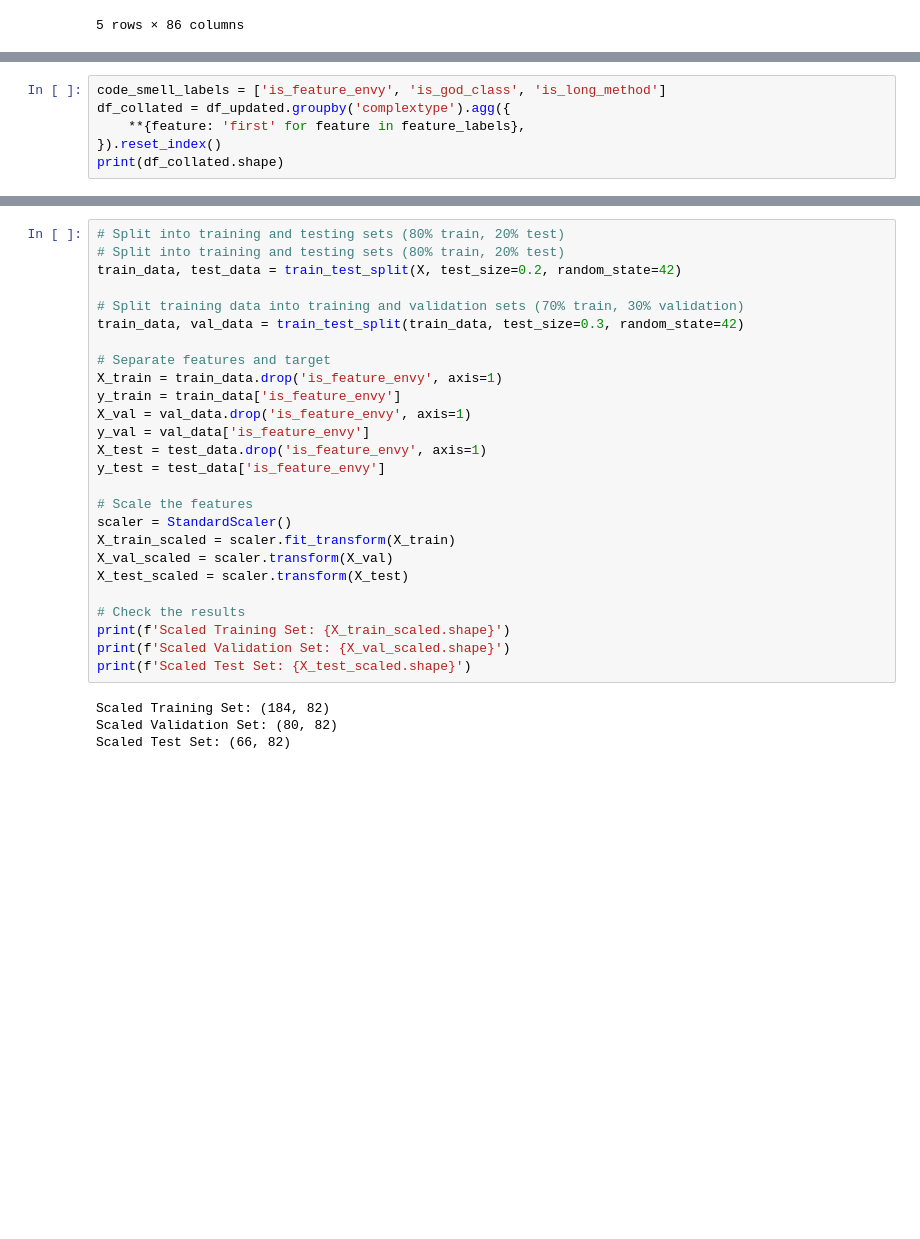
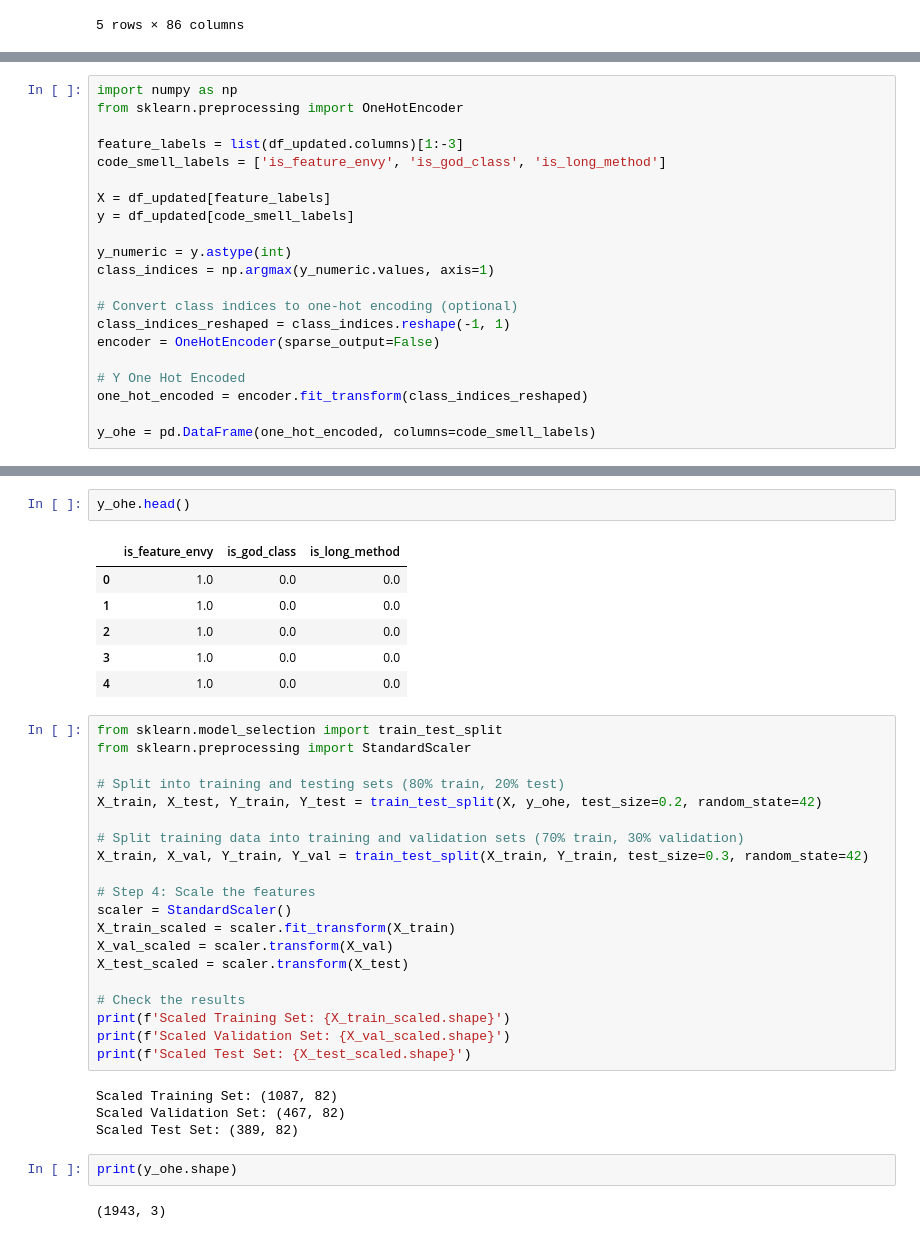
Before and after one commit to A-N1khil/smelly-coder, a Jupyter notebook: first_round.ipynb, the cells around one changed output, grey strips where cells are left out. Saved outputs shown, nothing was run; the diff lists cells and outputs as text; blank space fills up the shorter version.

```diff
--- a/first_round.ipynb
+++ b/first_round.ipynb
@@ -62,6 +53,21 @@ feature_labels = list(df_updated.columns)[1:-3]
 # %%
+import numpy as np
+from sklearn.preprocessing import OneHotEncoder
+
+feature_labels = list(df_updated.columns)[1:-3]
 code_smell_labels = ['is_feature_envy', 'is_god_class', 'is_long_method']
-df_collated = df_updated.groupby('complextype').agg({
-    **{feature: 'first' for feature in feature_labels},
-}).reset_index()
-print(df_collated.shape)
+
+X = df_updated[feature_labels]
+y = df_updated[code_smell_labels]
+
+y_numeric = y.astype(int)
+class_indices = np.argmax(y_numeric.values, axis=1)
+
+# Convert class indices to one-hot encoding (optional)
+class_indices_reshaped = class_indices.reshape(-1, 1)
+encoder = OneHotEncoder(sparse_output=False)
+
+# Y One Hot Encoded
+one_hot_encoded = encoder.fit_transform(class_indices_reshaped)
+
+y_ohe = pd.DataFrame(one_hot_encoded, columns=code_smell_labels)
@@ -134,20 +84,23 @@ X.head()
+# %%
+y_ohe.head()
+# %% [output]
+|  | is_feature_envy | is_god_class | is_long_method |
+| 0 | 1.0 | 0.0 | 0.0 |
+| 1 | 1.0 | 0.0 | 0.0 |
+| 2 | 1.0 | 0.0 | 0.0 |
+| 3 | 1.0 | 0.0 | 0.0 |
+| 4 | 1.0 | 0.0 | 0.0 |
 # %%
+from sklearn.model_selection import train_test_split
+from sklearn.preprocessing import StandardScaler
+
 # Split into training and testing sets (80% train, 20% test)
-# Split into training and testing sets (80% train, 20% test)
-train_data, test_data = train_test_split(X, test_size=0.2, random_state=42)
+X_train, X_test, Y_train, Y_test = train_test_split(X, y_ohe, test_size=0.2, random_state=42)
 
 # Split training data into training and validation sets (70% train, 30% validation)
-train_data, val_data = train_test_split(train_data, test_size=0.3, random_state=42)
+X_train, X_val, Y_train, Y_val = train_test_split(X_train, Y_train, test_size=0.3, random_state=42)
 
-# Separate features and target
-X_train = train_data.drop('is_feature_envy', axis=1)
-y_train = train_data['is_feature_envy']
-X_val = val_data.drop('is_feature_envy', axis=1)
-y_val = val_data['is_feature_envy']
-X_test = test_data.drop('is_feature_envy', axis=1)
-y_test = test_data['is_feature_envy']
-
-# Scale the features
+# Step 4: Scale the features
 scaler = StandardScaler()
 X_train_scaled = scaler.fit_transform(X_train)
 X_val_scaled = scaler.transform(X_val)
@@ -158,7 +111,11 @@ print(f'Scaled Training Set: {X_train_scaled.shape}')
 print(f'Scaled Validation Set: {X_val_scaled.shape}')
 print(f'Scaled Test Set: {X_test_scaled.shape}')
 # %% [output]
-Scaled Training Set: (184, 82)
-Scaled Validation Set: (80, 82)
-Scaled Test Set: (66, 82)
+Scaled Training Set: (1087, 82)
+Scaled Validation Set: (467, 82)
+Scaled Test Set: (389, 82)
+# %%
+print(y_ohe.shape)
+# %% [output]
+(1943, 3)
 # %%
```
Also changed, not shown: parts of 15 cells of this notebook.
